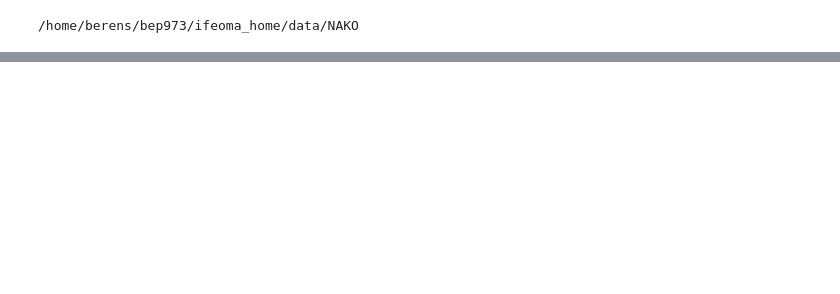
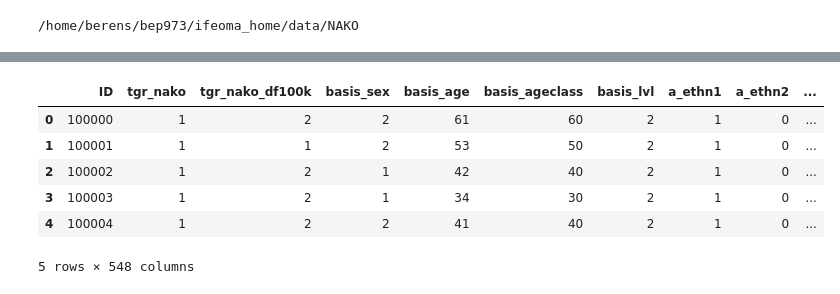
Before and after one commit to berenslab/leverage-data, a Jupyter notebook: linear_probe.ipynb, the cells around one changed output, grey strips where cells are left out. Saved outputs shown, nothing was run; the diff lists cells and outputs as text; code cells hidden in the pictures; blank space fills up the shorter version.

```diff
--- a/linear_probe.ipynb
+++ b/linear_probe.ipynb
@@ -98,0 +108,11 @@ FileNotFoundError: [Errno 2] No such file or directory: '/home/berens/bep973/ife
+# %%
+labels_df = pd.read_csv(os.path.join(dataset_root, 'NAKO_metadata','labels', 'labels.csv'))
+labels_df.head()
+# %% [output]
+|  | ID | tgr_nako | tgr_nako_df100k | basis_sex | basis_age | basis_ageclass | basis_lvl | a_ethn1 | a_ethn2 | ... |
+| 0 | 100000 | 1 | 2 | 2 | 61 | 60 | 2 | 1 | 0 | ... |
+| 1 | 100001 | 1 | 1 | 2 | 53 | 50 | 2 | 1 | 0 | ... |
+| 2 | 100002 | 1 | 2 | 1 | 42 | 40 | 2 | 1 | 0 | ... |
+| 3 | 100003 | 1 | 2 | 1 | 34 | 30 | 2 | 1 | 0 | ... |
+| 4 | 100004 | 1 | 2 | 2 | 41 | 40 | 2 | 1 | 0 | ... |
+5 rows × 548 columns
```
Also changed, not shown: parts of 52 cells of this notebook, 1 other file.
